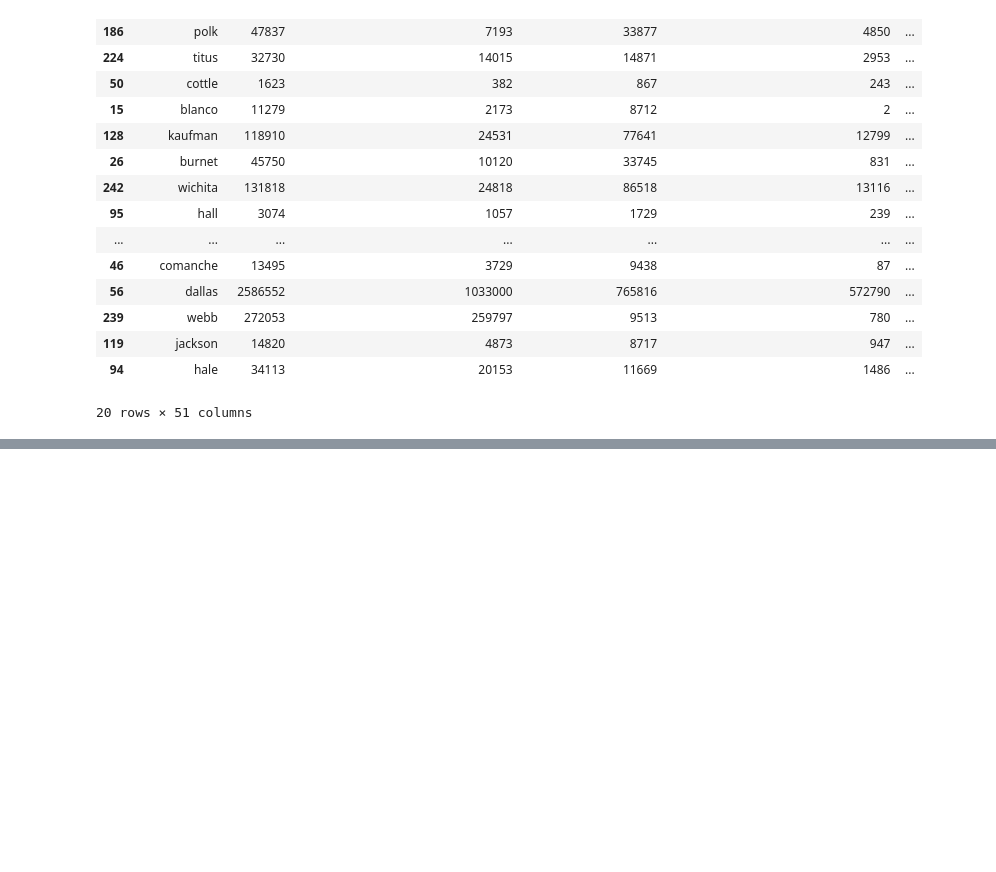
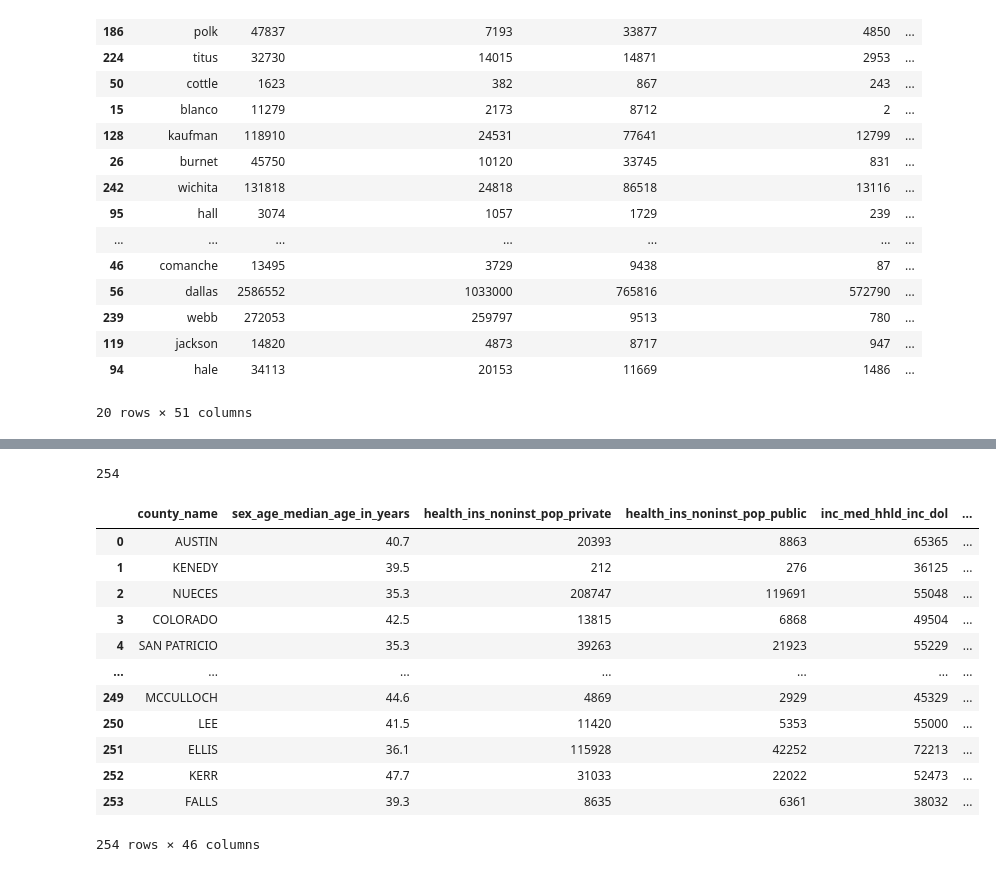
Before and after one commit to cxclark/covid19-analysis, a Jupyter notebook: code/Texas_total cases-death-census.ipynb, the cells around one changed output, grey strips where cells are left out. Saved outputs shown, nothing was run; the diff lists cells and outputs as text; code cells hidden in the pictures; blank space fills up the shorter version.

```diff
--- a/code/Texas_total cases-death-census.ipynb
+++ b/code/Texas_total cases-death-census.ipynb
@@ -537,0 +570,33 @@ census_df.sample(20, random_state=22)
+# %%
+county_names_census = []
+
+for county in census_percent['county_name']:
+    if len(county.split()) == 3:
+        county = county.split()[0]
+        county = county.lower()
+    elif len(county.split()) == 4:
+        county = county.split()[0]+ ' ' + county.split()[1]
+        county = county.lower()
+
+    county_names_census.append(county)
+len(county_names_census)
+# %% [output]
+254
+# %%
+census_percent['county_name'] = county_names_census
+# %%
+census_percent
+# %% [output]
+|  | county_name | sex_age_median_age_in_years | health_ins_noninst_pop_private | health_ins_noninst_pop_public | inc_med_hhld_inc_dol | ... |
+| 0 | AUSTIN | 40.7 | 20393 | 8863 | 65365 | ... |
+| 1 | KENEDY | 39.5 | 212 | 276 | 36125 | ... |
+| 2 | NUECES | 35.3 | 208747 | 119691 | 55048 | ... |
+| 3 | COLORADO | 42.5 | 13815 | 6868 | 49504 | ... |
+| 4 | SAN PATRICIO | 35.3 | 39263 | 21923 | 55229 | ... |
+| ... | ... | ... | ... | ... | ... | ... |
+| 249 | MCCULLOCH | 44.6 | 4869 | 2929 | 45329 | ... |
+| 250 | LEE | 41.5 | 11420 | 5353 | 55000 | ... |
+| 251 | ELLIS | 36.1 | 115928 | 42252 | 72213 | ... |
+| 252 | KERR | 47.7 | 31033 | 22022 | 52473 | ... |
+| 253 | FALLS | 39.3 | 8635 | 6361 | 38032 | ... |
+254 rows × 46 columns
```
Also changed, not shown: parts of 14 cells of this notebook, 10 other files.
